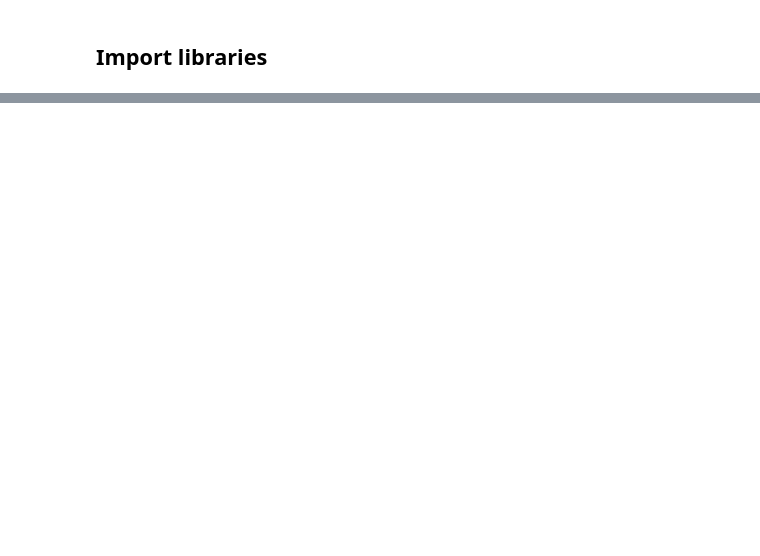
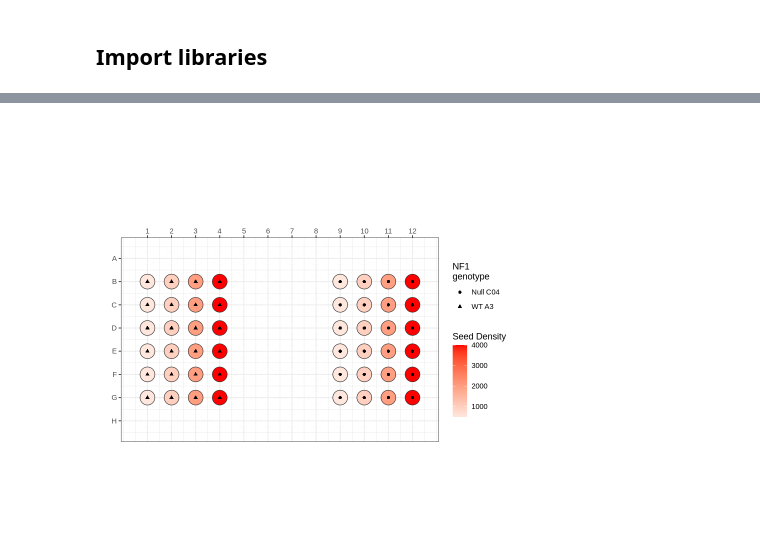
Before and after one commit to mtalbot-texas/nf1_schwann_cell_morphology_signature, a Jupyter notebook: 4.figures/supp_figure_2/supp_figure_2.ipynb, the cells around one changed output, grey strips where cells are left out. Saved outputs shown, nothing was run; the diff lists cells and outputs as text; code cells hidden in the pictures; blank space fills up the shorter version.

```diff
--- a/4.figures/supp_figure_2/supp_figure_2.ipynb
+++ b/4.figures/supp_figure_2/supp_figure_2.ipynb
@@ -269,0 +35,19 @@ genotype_corr_gg
+# %%
+# Load data
+plate_A_B_file <- file.path(platemap_dir, "platemap_NF1_plate3.csv")
+
+plate_A_B_df <- readr::read_csv(plate_A_B_file)
+
+# Remove rows where genotype is "HET"
+plate_A_B_df <- plate_A_B_df %>%
+  filter(!grepl("HET", genotype)) %>%
+  mutate(
+    cell_line_code = case_when(
+      genotype == "Null" ~ "Null C04",
+      genotype == "WT" ~ "WT A3",
+      TRUE ~ genotype
+    )
+  )
+
+dim(plate_A_B_df)
+head(plate_A_B_df)
@@ -269,0 +73,20 @@ genotype_corr_gg
+# %%
+platemap_A_B <-
+        platetools::raw_map(
+            data = as.numeric(plate_A_B_df$seed_density),
+            well = plate_A_B_df$well_position,
+            plate = 96,
+            size = 8
+        ) +
+        theme(plot.title = element_text(size = 10, face = "bold")) +
+        ggplot2::geom_point(aes(shape = plate_A_B_df$cell_line_code)) +
+        ggplot2::scale_shape_discrete(name = "NF1\ngenotype") +
+        ggplot2::scale_fill_gradient2(
+        name = "Seed Density",
+        low = "white",
+        high = "red",
+        )
+
+platemap_A_B
+# %% [output]
+[figure, added]
```
Also changed, not shown: parts of 22 cells of this notebook, 18 other files.
